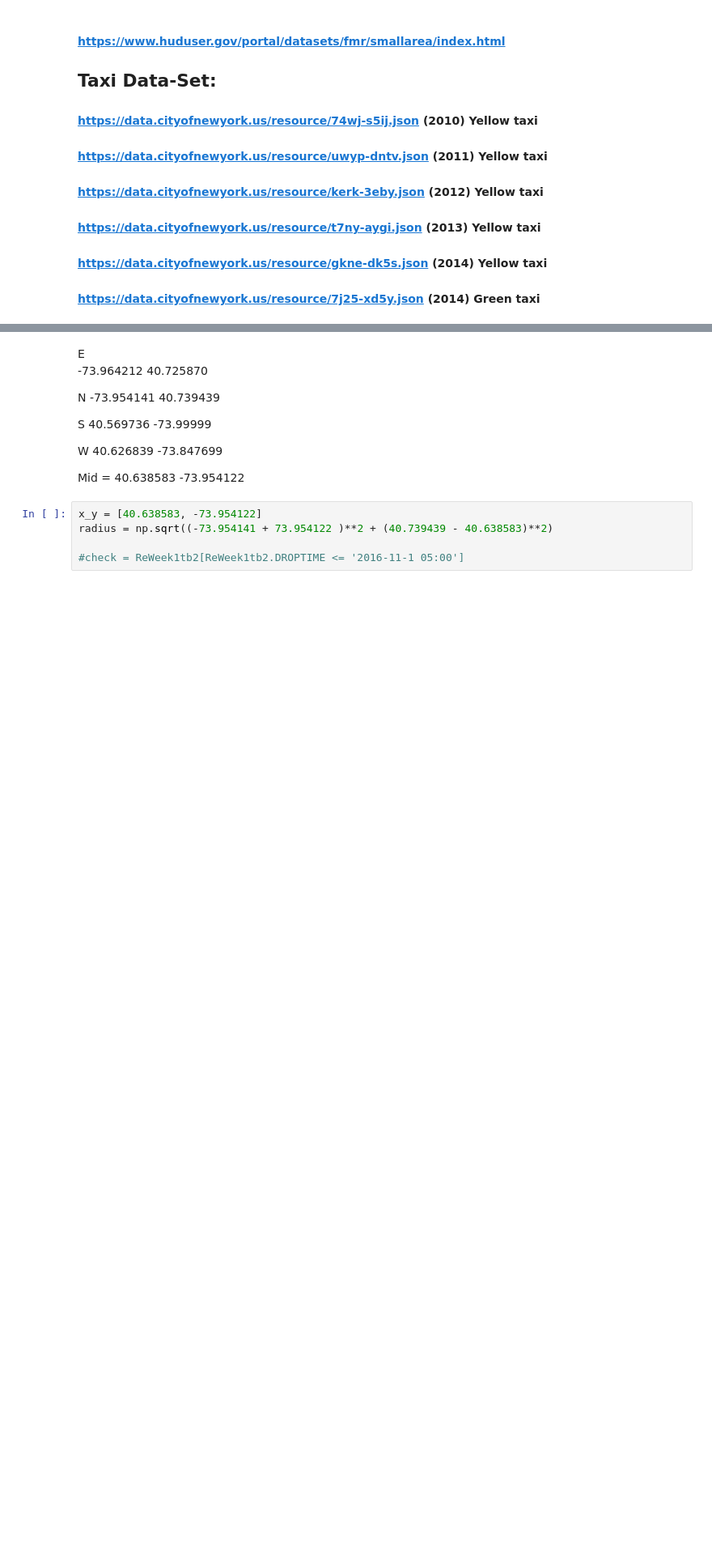
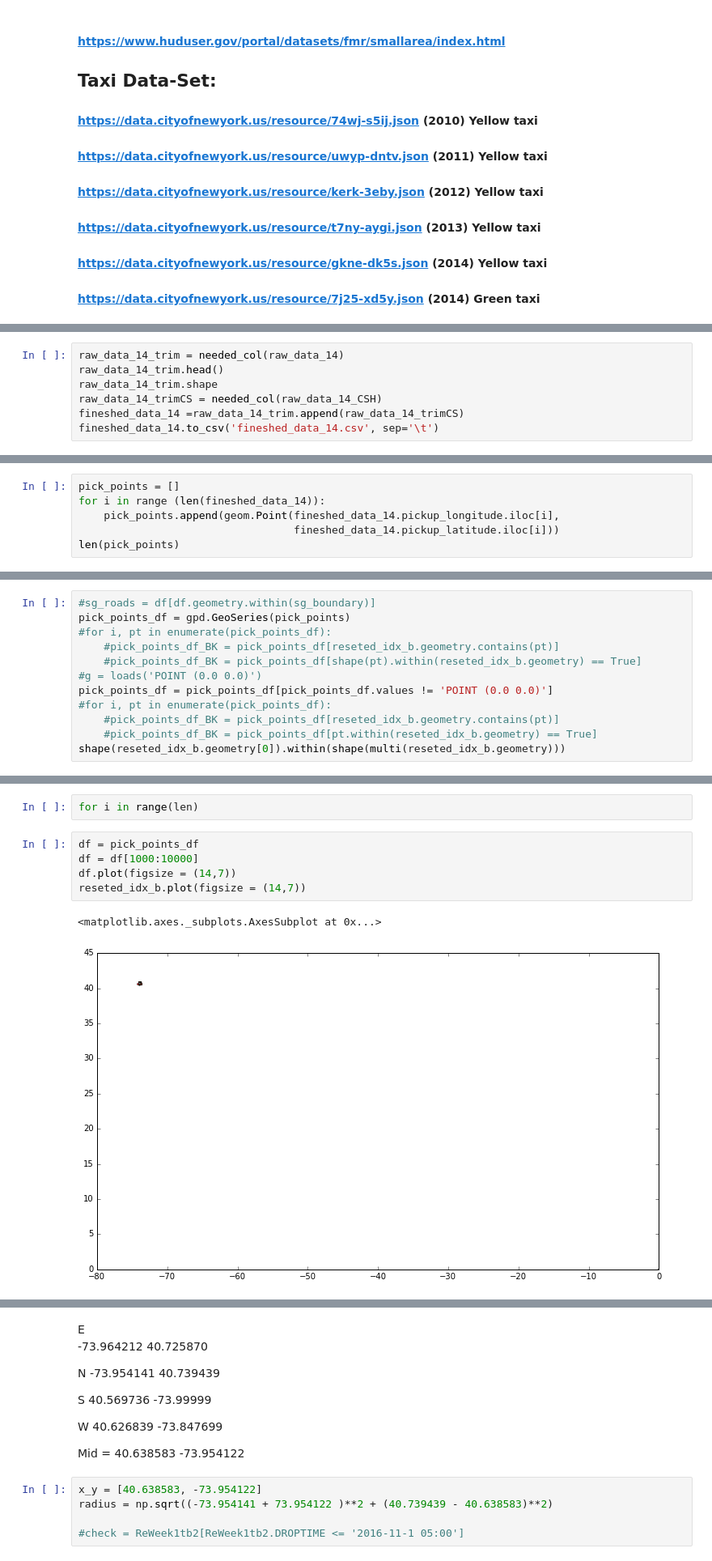
Before and after one commit to cjallow/DataScience-Project, a Jupyter notebook: GENTRIFICATION EXPLORER.ipynb, the cells around one changed output, grey strips where cells are left out. Shown at 81% size. Cells and saved outputs as stored; diff of their text form; blank space fills up the shorter version.

```diff
--- a/GENTRIFICATION EXPLORER.ipynb
+++ b/GENTRIFICATION EXPLORER.ipynb
@@ -158,0 +132,7 @@ y_data_014.head()
+# %%
+raw_data_14_trim = needed_col(raw_data_14)
+raw_data_14_trim.head()
+raw_data_14_trim.shape
+raw_data_14_trimCS = needed_col(raw_data_14_CSH)
+fineshed_data_14 =raw_data_14_trim.append(raw_data_14_trimCS)
+fineshed_data_14.to_csv('fineshed_data_14.csv', sep='\t')
@@ -158,0 +212,6 @@ y_data_014.head()
+# %%
+pick_points = []
+for i in range (len(fineshed_data_14)):
+    pick_points.append(geom.Point(fineshed_data_14.pickup_longitude.iloc[i],
+                                  fineshed_data_14.pickup_latitude.iloc[i]))
+len(pick_points)
@@ -158,0 +222,12 @@ y_data_014.head()
+# %%
+#sg_roads = df[df.geometry.within(sg_boundary)]
+pick_points_df = gpd.GeoSeries(pick_points)
+#for i, pt in enumerate(pick_points_df):
+    #pick_points_df_BK = pick_points_df[reseted_idx_b.geometry.contains(pt)]
+    #pick_points_df_BK = pick_points_df[shape(pt).within(reseted_idx_b.geometry) == True]
+#g = loads('POINT (0.0 0.0)')
+pick_points_df = pick_points_df[pick_points_df.values != 'POINT (0.0 0.0)']
+#for i, pt in enumerate(pick_points_df):
+    #pick_points_df_BK = pick_points_df[reseted_idx_b.geometry.contains(pt)]
+    #pick_points_df_BK = pick_points_df[pt.within(reseted_idx_b.geometry) == True]
+shape(reseted_idx_b.geometry[0]).within(shape(multi(reseted_idx_b.geometry)))
@@ -158,0 +249,10 @@ y_data_014.head()
+# %%
+for i in range(len)
+# %%
+df = pick_points_df
+df = df[1000:10000]
+df.plot(figsize = (14,7))
+reseted_idx_b.plot(figsize = (14,7))
+# %% [output]
+<matplotlib.axes._subplots.AxesSubplot at 0x...>
+[figure, added]
```
Also changed, not shown: parts of 35 cells of this notebook.
